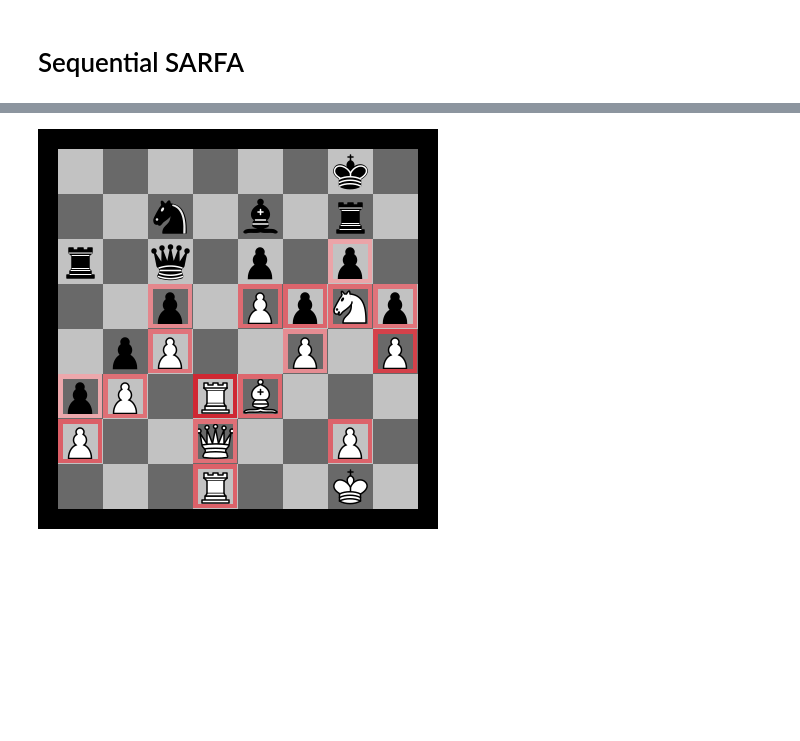
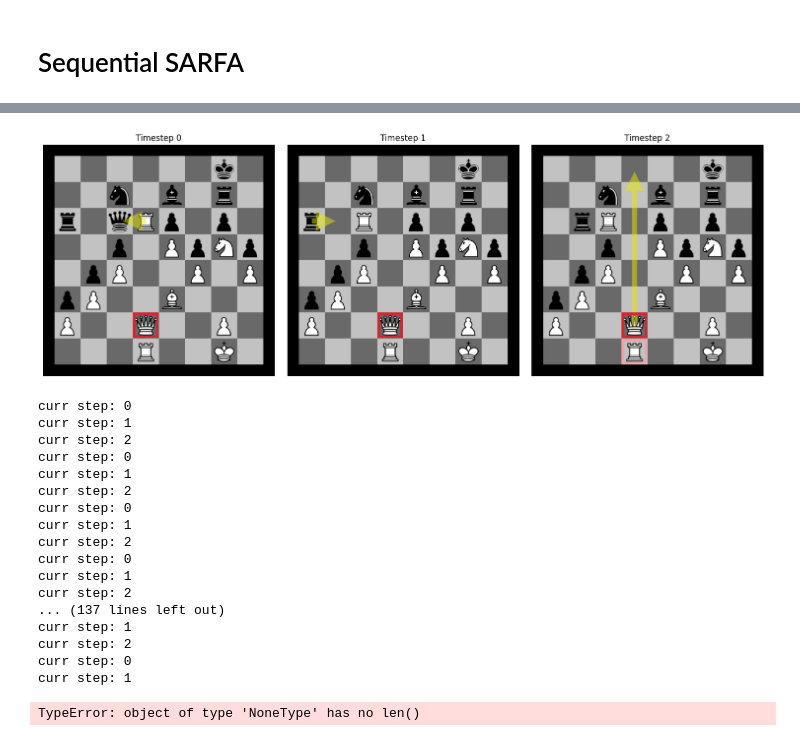
Before and after one commit to radroof22/xAI-chess, a Jupyter notebook: sarfa_baseline.ipynb, the cells around one changed output, grey strips where cells are left out. Cells and saved outputs as stored; diff of their text form; code cells hidden in the pictures; blank space fills up the shorter version.

```diff
--- a/sarfa_baseline.ipynb
+++ b/sarfa_baseline.ipynb
@@ -210,5 +202,0 @@ display(Image(path))
-# %%
-step = 1
-board_visualization = BoardVisualization(saliency_results_per_step[step][1])
-path = board_visualization.show_heatmap(saliency_results_per_step[step][0], None)
-display(Image(path))
@@ -217,7 +203,44 @@ display(Image(path))
-# %%
-step = 2
-board_visualization = BoardVisualization(saliency_results_per_step[step][1])
-path = board_visualization.show_heatmap(saliency_results_per_step[step][0], None)
-display(Image(path))
-# %% [output]
-[figure, removed]
+# %%
+import matplotlib.pyplot as plt
+from PIL import Image as PILImage
+
+# Create a grid of subplots (1 row, 3 columns)
+fig, axes = plt.subplots(1, depth, figsize=(15, 5))  # Adjust the size as needed
+
+# Loop through indices 1 through 3
+for step in range(depth):  # 1 through 3 inclusive
+    board_visualization = BoardVisualization(saliency_results_per_step[step][1])
+    path = board_visualization.show_heatmap(saliency_results_per_step[step][0], actions[step])
+    img = PILImage.open(path)
+
+    # Display the image in the corresponding subplot
+    axes[step].imshow(img)
+    axes[step].axis('off')  # Turn off axis
+    axes[step].set_title(f"Timestep {step}", fontsize=12)
+
+# Adjust layout and show the grid
+plt.tight_layout()
+plt.show()
+# %% [output]
+[figure, added]
+# %%
+benchmark = SafraBenchmark(lambda x, _: sequential_saliency_algorithm(x, 0.9, 3))
+# %% [output]
+curr step: 0
+curr step: 1
+curr step: 2
+curr step: 0
+curr step: 1
+curr step: 2
+curr step: 0
+curr step: 1
+curr step: 2
+curr step: 0
+curr step: 1
+curr step: 2
+... (137 lines left out)
+curr step: 1
+curr step: 2
+curr step: 0
+curr step: 1
+TypeError: object of type 'NoneType' has no len()
```
Also changed, not shown: parts of 18 cells of this notebook.
